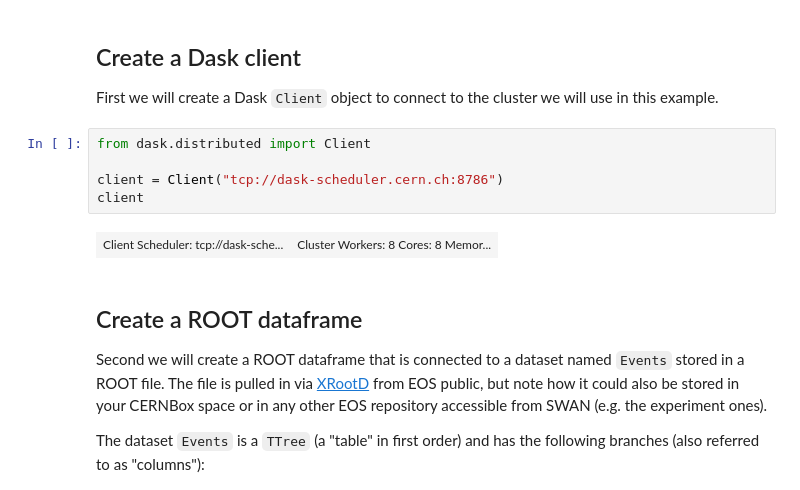
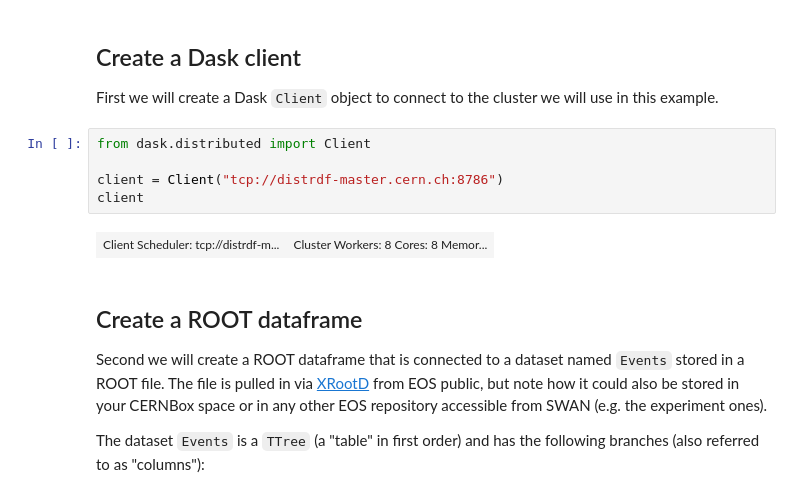
Before and after one commit to etejedor/distrdf-dimuon-analysis, a Jupyter notebook: Dimuon_Python_Distributed_Dask.ipynb, the cells around one changed output. Cells and saved outputs as stored; diff of their text form.

Commit message:
Change Dask scheduler hostname

```diff
--- a/Dimuon_Python_Distributed_Dask.ipynb
+++ b/Dimuon_Python_Distributed_Dask.ipynb
@@ -29,10 +29,10 @@ First we will create a Dask `Client` object to connect to the cluster we will us
 # %%
 from dask.distributed import Client
 
-client = Client("tcp://dask-scheduler.cern.ch:8786")
+client = Client("tcp://distrdf-master.cern.ch:8786")
 client
 # %% [output]
-| Client Scheduler: tcp://dask-sche... | Cluster Workers: 8 Cores: 8 Memor... |
+| Client Scheduler: tcp://distrdf-m... | Cluster Workers: 8 Cores: 8 Memor... |
 # %% [markdown]
 ## Create a ROOT dataframe
 
```
